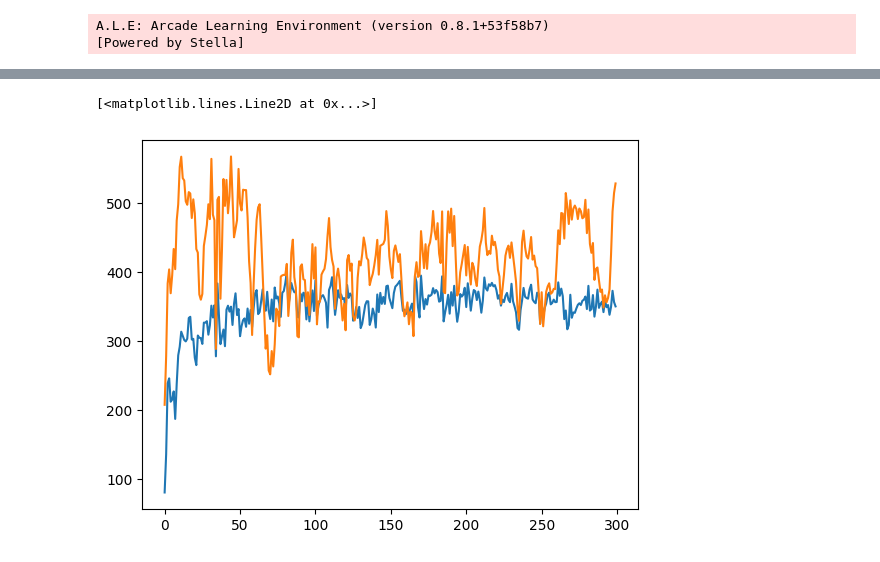
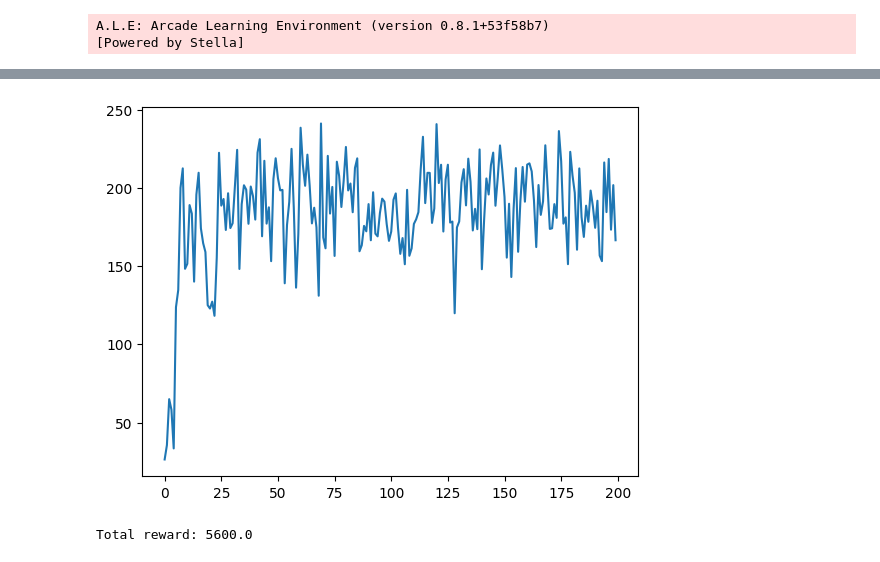
Before and after one commit to zeux/mlexp, a Jupyter notebook: kungfu/kungfu.ipynb, the cells around one changed output, grey strips where cells are left out. Saved outputs shown, nothing was run; the diff lists cells and outputs as text; code cells hidden in the pictures.

Commit message:
kungfu: Add health penalty and tweak a few minor things

```diff
--- a/kungfu/kungfu.ipynb
+++ b/kungfu/kungfu.ipynb
@@ -16,18 +16,29 @@ A.L.E: Arcade Learning Environment (version 0.8.1+53f58b7)
 def transform(state):
     return torch.from_numpy(state).permute(2, 1, 0).float() / 255.0
 
+def readhealth(state):
+    return (state[45, 50:82, 1] > 128).astype(float).mean()
+
 def rollout(env, agent, max_steps=1000):
     result = []
-    state, _ = env.reset()
+    state, info = env.reset()
     state = transform(state)
+    health = info['lives']
     for _ in range(max_steps):
         action = agent(state)
         next_state, reward, terminated, truncated, info = env.step(action)
+
+        next_health = 0 if info['lives'] == 0 else (info['lives'] - 1) + readhealth(next_state)
+        reward += (next_health - health) * 100 # penalize health loss
+
         result.append((state, action, reward))
         state = transform(next_state)
+        health = next_health
         if terminated or truncated:
             break
     return result
+
+total_games = 0
 
 def batches(env, agent, batch_size=32, num_batches=100, max_steps=1000, reward_discount=0.99):
     games = []
@@ -36,6 +47,7 @@ def batches(env, agent, batch_size=32, num_batches=100, max_steps=1000, reward_d
     while num_batches > 0:
         while len(games) < batch_size:
             game = rollout(env, agent, max_steps)
+            total_games += 1
             # score using discounted rewards
             acc_reward = 0
             for i in range(len(game) - 1, -1, -1):
@@ -95,12 +107,12 @@ def agent(state):
 
 optimizer = torch.optim.AdamW(net.parameters(), lr=1e-3)
 
-num_epochs = 300
-num_batches = 400
+total_games = 0
+num_epochs = 200
+num_batches = 100
 batch_size = 128
 
 epoch_rewards = []
-epoch_losses = []
 
 for epoch in range(num_epochs):
     epoch_reward = 0
@@ -115,7 +127,8 @@ for epoch in range(num_epochs):
         bs, ba, br = bs.to(device), ba.to(device), br.to(device)
 
         pred = net(bs)
-        loss = (F.cross_entropy(pred, ba, reduction='none') * br).mean()
+        log_prob = F.log_softmax(pred, dim=-1)
+        loss = (-log_prob[torch.arange(0, ba.shape[0]), ba] * br).mean()
 
         epoch_reward += br.mean().item()
         epoch_loss += loss.item()
@@ -130,10 +143,10 @@ for epoch in range(num_epochs):
     print(f'Epoch {epoch} took {time.time() - epoch_start:.2f}s, reward: {epoch_reward:.2f}, loss: {epoch_loss:.2f}')
 
     epoch_rewards.append(epoch_reward)
-    epoch_losses.append(epoch_loss)
 
     torch.save(net.state_dict(), 'kungfu.pth')
 
 plt.plot(epoch_rewards)
-plt.plot(epoch_losses)
+
+print(f'{total_games} games played')
 # %% [output]
@@ -157,19 +170,24 @@ Epoch 299 took 51.98s, reward: 350.20, loss: 527.93
-[<matplotlib.lines.Line2D at 0x...>]
-[figure, old version]
+[figure, new version]
 # %%
 device = 'cuda' if torch.cuda.is_available() else 'cpu'
 
 net = AtariNet((3, 160, 210), env.action_space.n).to(device)
 net.load_state_dict(torch.load('kungfu.pth', weights_only=True))
 
-testenv = gym.make("ALE/KungFuMaster-v5", render_mode="human")
+testenv = gym.make("ALE/KungFuMaster-v5", render_mode=None)
 observation, info = testenv.reset()
+total_reward = 0
 
 while True:
     action = agent(transform(observation))
     observation, reward, terminated, truncated, info = testenv.step(action)
+    total_reward += reward
 
     if terminated or truncated:
         break
 
 testenv.close()
+
+print(f'Total reward: {total_reward}')
+# %% [output]
+Total reward: 5600.0
```
Also changed, not shown: parts of 1 cell of this notebook.
